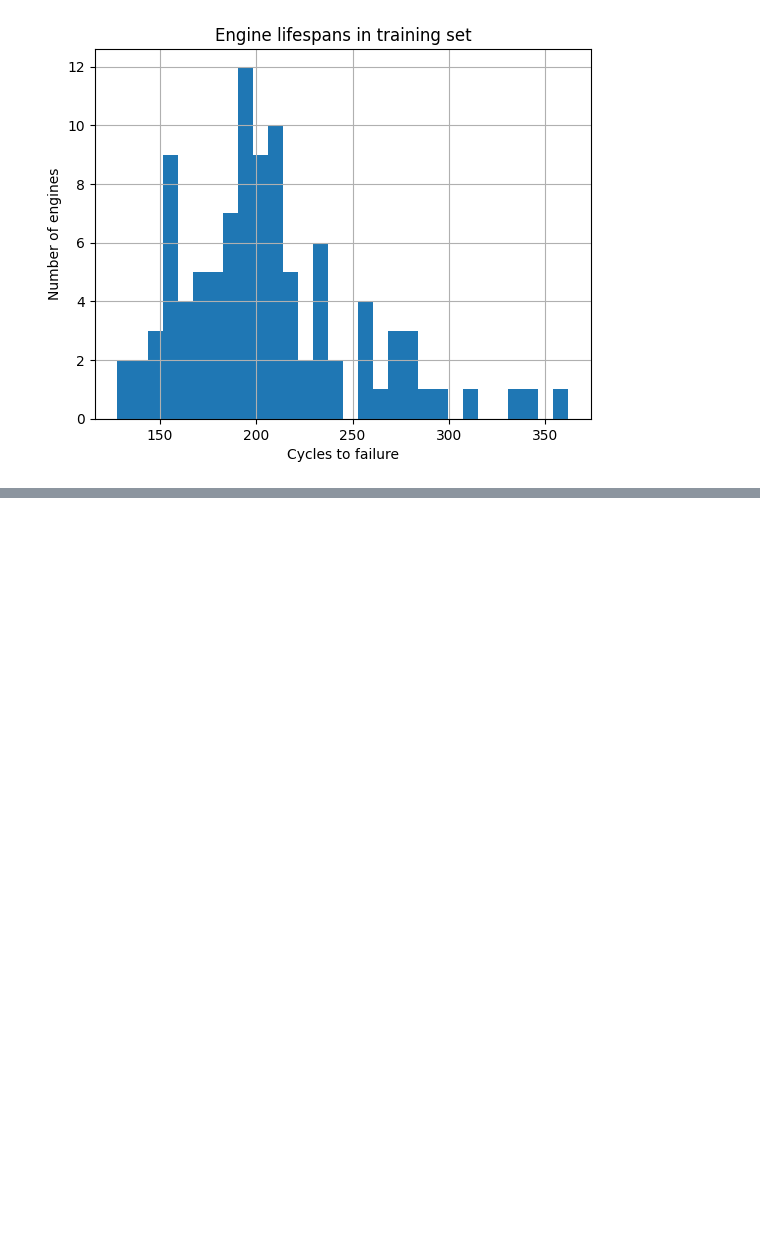
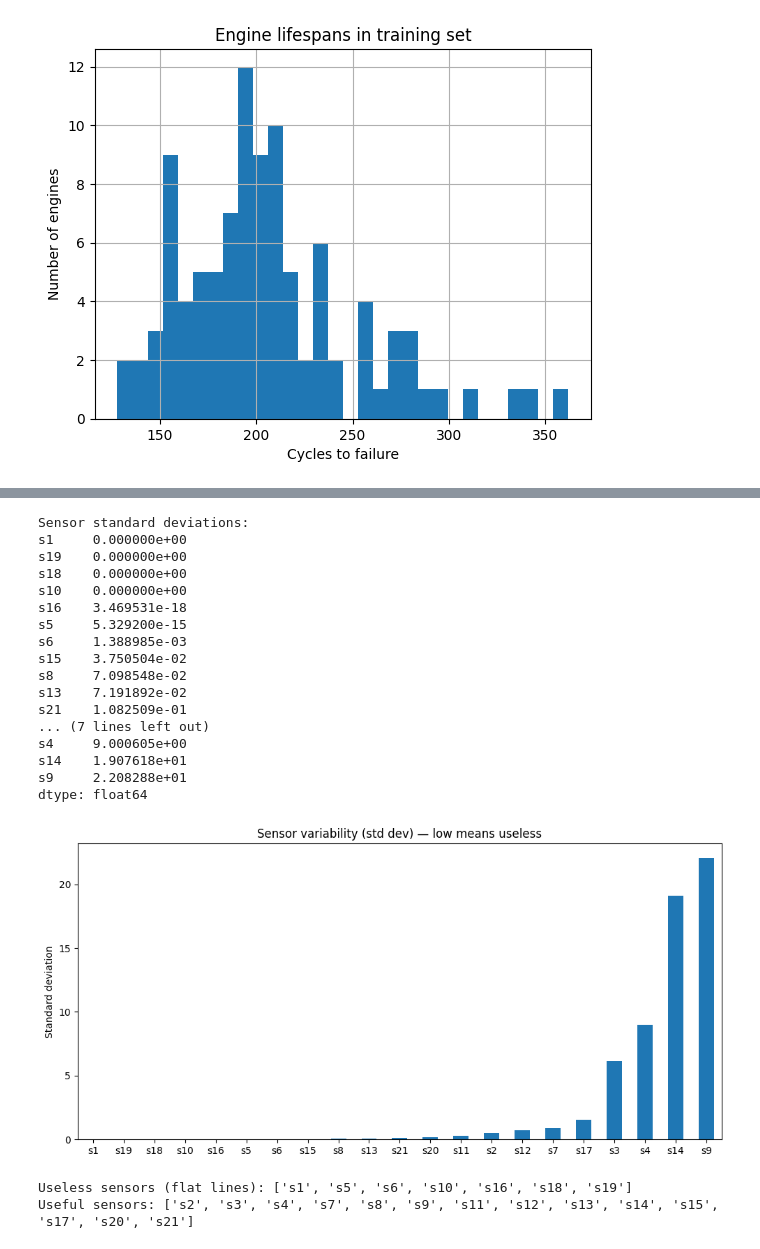
Before and after one commit to HeshaGamage/predictive-maintenance-industrial-ai, a Jupyter notebook: notebooks/01_data_exploration.ipynb, the cells around one changed output, grey strips where cells are left out. Drawn from its saved outputs; the diff is of its cells as text; code cells hidden in the pictures; blank space fills up the shorter version.

Commit message:
Complete data exploration: sensor analysis and degradation patterns

```diff
--- a/notebooks/01_data_exploration.ipynb
+++ b/notebooks/01_data_exploration.ipynb
@@ -52,0 +77,12 @@ Name: cycle, dtype: float64
+# %%
+# Compute RUL for each row in training data
+max_cycles = train.groupby('engine_id')['cycle'].max().reset_index()
+max_cycles.columns = ['engine_id', 'max_cycle']
+
+train = train.merge(max_cycles, on='engine_id')
+train['RUL'] = train['max_cycle'] - train['cycle']
+train = train.drop(columns=['max_cycle'])
+
+# Quick check
+print(train[['engine_id', 'cycle', 'RUL']].head(10))
+print(f"\nRUL range: {train['RUL'].min()} to {train['RUL'].max()}")
@@ -52,0 +103,43 @@ Name: cycle, dtype: float64
+# %%
+# Compute standard deviation of each sensor across all rows
+sensor_cols = [f's{i}' for i in range(1, 22)]
+sensor_stds = train[sensor_cols].std()
+
+print("Sensor standard deviations:")
+print(sensor_stds.sort_values())
+
+# Visualize it
+plt.figure(figsize=(10, 5))
+sensor_stds.sort_values().plot(kind='bar')
+plt.title('Sensor variability (std dev) — low means useless')
+plt.ylabel('Standard deviation')
+plt.xticks(rotation=0)
+plt.tight_layout()
+plt.show()
+
+# Identify useless sensors
+useless = sensor_stds[sensor_stds < 0.01].index.tolist()
+useful = sensor_stds[sensor_stds >= 0.01].index.tolist()
+print(f"\nUseless sensors (flat lines): {useless}")
+print(f"Useful sensors: {useful}")
+# %% [output]
+Sensor standard deviations:
+s1     0.000000e+00
+s19    0.000000e+00
+s18    0.000000e+00
+s10    0.000000e+00
+s16    3.469531e-18
+s5     5.329200e-15
+s6     1.388985e-03
+s15    3.750504e-02
+s8     7.098548e-02
+s13    7.191892e-02
+s21    1.082509e-01
+... (7 lines left out)
+s4     9.000605e+00
+s14    1.907618e+01
+s9     2.208288e+01
+dtype: float64
+[figure, added]
+Useless sensors (flat lines): ['s1', 's5', 's6', 's10', 's16', 's18', 's19']
+Useful sensors: ['s2', 's3', 's4', 's7', 's8', 's9', 's11', 's12', 's13', 's14', 's15', 's17', 's20', 's21']
```
Also changed, not shown: parts of 8 cells of this notebook.
